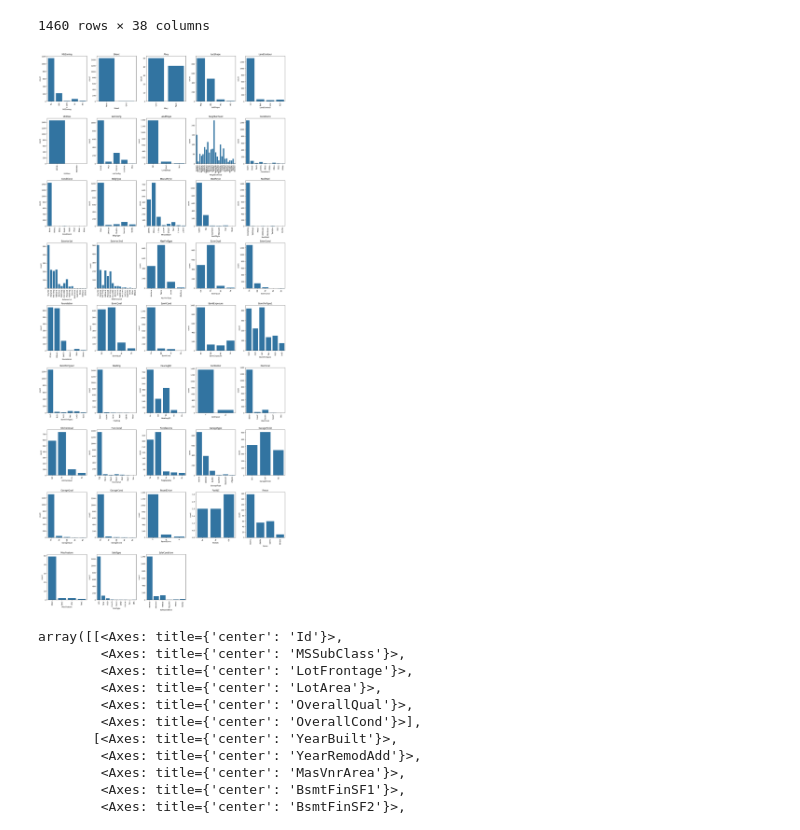
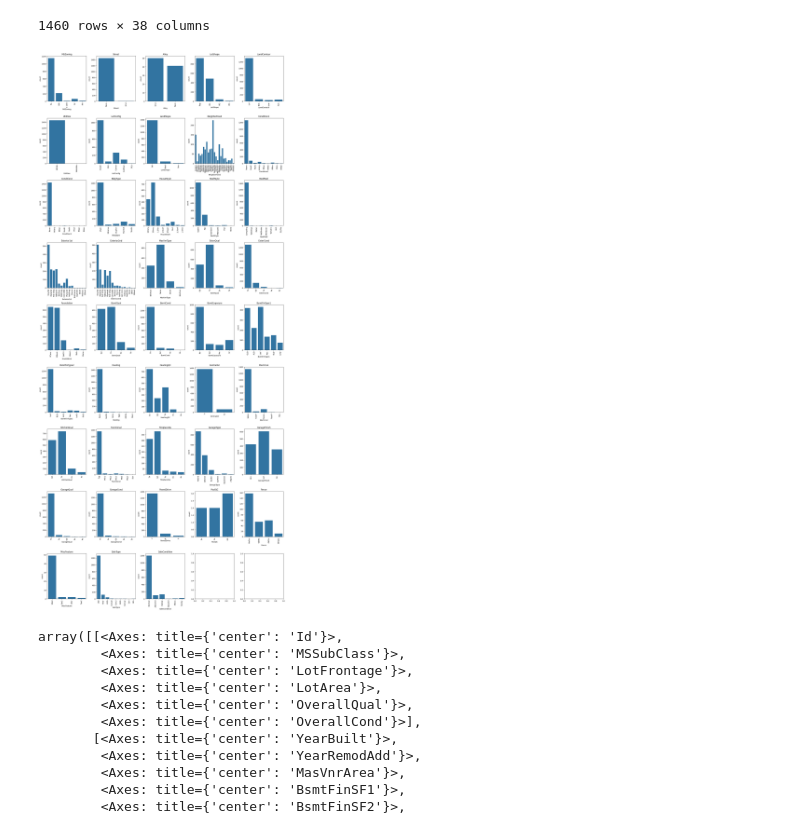
Before and after one commit to DinoKao23/ML2024_V1, a Jupyter notebook: CA01.ipynb, the cells around one changed output. Saved outputs shown, nothing was run; the diff lists cells and outputs as text; code cells hidden in the pictures.

```diff
--- a/CA01.ipynb
+++ b/CA01.ipynb
@@ -77,25 +120,21 @@ numerical_cols
 # %%
 num_cols = len(categorical_cols.columns)
 num_rows = (num_cols + 4) // 5  # Calculate the number of rows needed
 fig, axes = plt.subplots(nrows=num_rows, ncols=5, figsize=(20, 5 * num_rows))
 
 # Flatten the 2D array of subplots for easier indexing
 axes = axes.flatten()
 
 # Iterate through each categorical column
 for i, col in enumerate(categorical_cols.columns):
     sns.countplot(data=df, x=col, ax=axes[i])
     axes[i].set_xticklabels(axes[i].get_xticklabels(), rotation=90)
     axes[i].set_title(col)
 
-# Hide empty subplots if there are fewer than 5 columns
-for j in range(i + 1, len(axes)):
-    axes[j].axis('off')
-
 plt.tight_layout()
 plt.show()
 # %% [output]
-[figure, old version]
+[figure, new version]
 # %%
 numerical_cols.hist(figsize=(20, 20), bins = 30)
 # %% [output]
```
Also changed, not shown: parts of 12 cells of this notebook.
